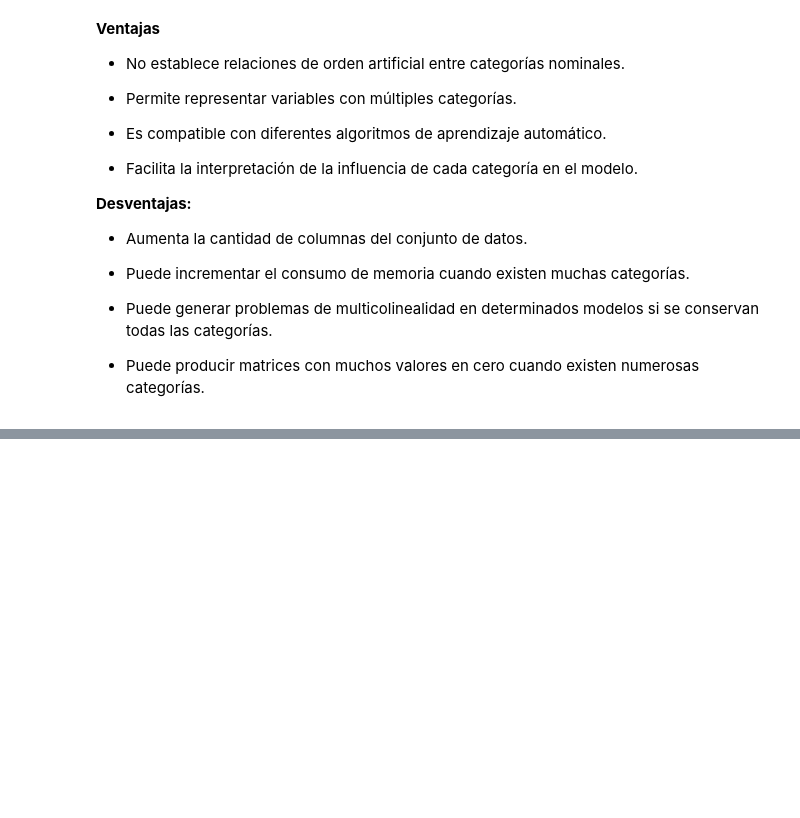
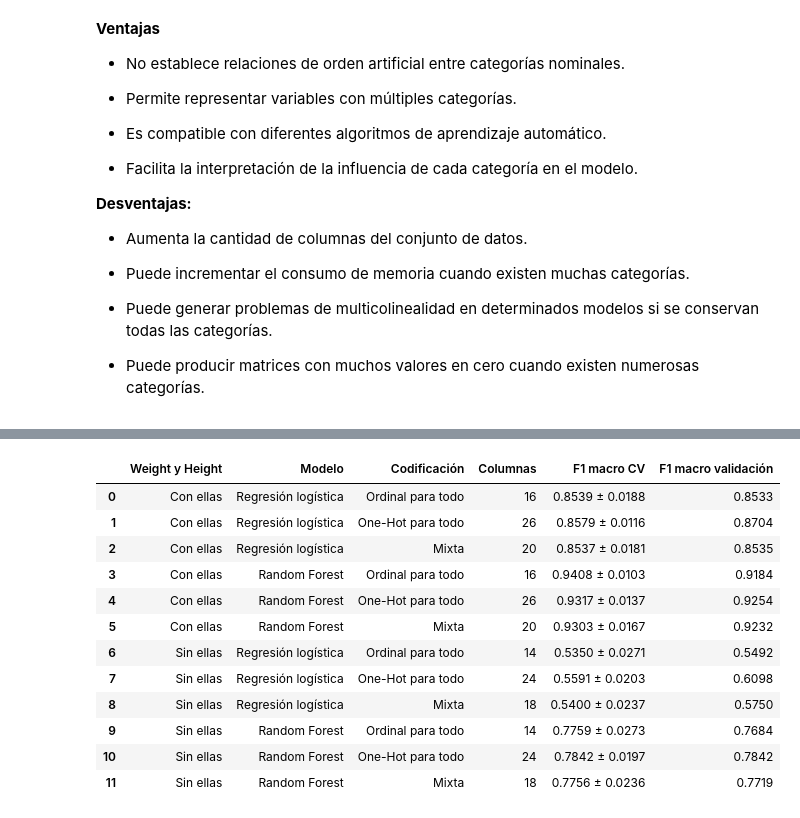
Before and after one commit to violetaespana/Assignment_2, a Jupyter notebook: Desarrollo.ipynb, the cells around one changed output, grey strips where cells are left out. Saved outputs shown, nothing was run; the diff lists cells and outputs as text; code cells hidden in the pictures; blank space fills up the shorter version.

```diff
--- a/Desarrollo.ipynb
+++ b/Desarrollo.ipynb
@@ -1298,0 +1602,81 @@ Cada fila tiene un valor de 1 en la columna correspondiente a su categoría y 0
+# %%
+from sklearn.ensemble import RandomForestClassifier
+
+# CALC = "Always" tiene un solo registro: en algunos pliegues solo cae en la parte de prueba y One-Hot lo
+# codifica como ceros (handle_unknown="ignore"). Es el comportamiento esperado, así que se silencia el aviso.
+warnings.filterwarnings("ignore", message="Found unknown categories", category=UserWarning)
+
+columnas_num = ["Age", "Height", "Weight", "FCVC", "NCP", "CH2O", "FAF", "TUE"]
+columnas_bin = ["Gender", "family_history_with_overweight", "FAVC", "SMOKE", "SCC"]
+columnas_ord = ["CAEC", "CALC"]
+columnas_nom = ["MTRANS"]
+orden_frecuencia_texto = ["no", "Sometimes", "Frequently", "Always"]
+
+def con_categorias_originales(indices):
+    # Variables numéricas ya codificadas + variables categóricas con su texto original
+    tabla = data.loc[indices, columnas_num].copy()
+    for columna in columnas_bin + columnas_ord + columnas_nom:
+        tabla[columna] = dataset.loc[indices, columna].values
+    return tabla
+
+A_train = con_categorias_originales(X_train.index)
+A_val = con_categorias_originales(X_val.index)
+
+def ordinal_escalado(**parametros):
+    return Pipeline([("ordinal", OrdinalEncoder(handle_unknown="use_encoded_value", unknown_value=-1, **parametros)),
+                     ("escalado", StandardScaler())])
+
+def construir_transformador(estrategia, numericas):
+    if estrategia == "Ordinal para todo":
+        categoricas = ("categoricas", ordinal_escalado(), columnas_bin + columnas_ord + columnas_nom)
+        return ColumnTransformer([("numericas", StandardScaler(), numericas), categoricas])
+    if estrategia == "One-Hot para todo":
+        categoricas = ("categoricas", OneHotEncoder(handle_unknown="ignore", drop="if_binary"),
+                       columnas_bin + columnas_ord + columnas_nom)
+        return ColumnTransformer([("numericas", StandardScaler(), numericas), categoricas])
+    return ColumnTransformer([                                    # Mixta
+        ("numericas", StandardScaler(), numericas),
+        ("binarias", ordinal_escalado(), columnas_bin),
+        ("ordinales", ordinal_escalado(categories=[orden_frecuencia_texto] * 2), columnas_ord),
+        ("nominales", OneHotEncoder(handle_unknown="ignore"), columnas_nom),
+    ])
+
+modelos = {
+    "Regresión logística": lambda: LogisticRegression(max_iter=5000, random_state=SEMILLA),
+    "Random Forest": lambda: RandomForestClassifier(n_estimators=200, random_state=SEMILLA, n_jobs=-1),
+}
+
+filas = []
+for sin_peso_altura_flag in [False, True]:
+    numericas = [c for c in columnas_num if not (sin_peso_altura_flag and c in ("Weight", "Height"))]
+    for nombre_modelo, crear_modelo in modelos.items():
+        for estrategia in ["Ordinal para todo", "One-Hot para todo", "Mixta"]:
+            pipeline = Pipeline([("transformador", construir_transformador(estrategia, numericas)),
+                                 ("modelo", crear_modelo())])
+            puntajes = cross_val_score(pipeline, A_train, y_train, cv=cv, scoring="f1_macro")
+            pipeline.fit(A_train, y_train)
+            columnas_resultantes = pipeline.named_steps["transformador"].transform(A_train.iloc[:2]).shape[1]
+            filas.append({
+                "Weight y Height": "Sin ellas" if sin_peso_altura_flag else "Con ellas",
+                "Modelo": nombre_modelo,
+                "Codificación": estrategia,
+                "Columnas": columnas_resultantes,
+                "F1 macro CV": f"{puntajes.mean():.4f} ± {puntajes.std():.4f}",
+                "F1 macro validación": round(f1_score(y_val, pipeline.predict(A_val), average="macro"), 4),
+            })
+
+pd.DataFrame(filas)
+# %% [output]
+|  | Weight y Height | Modelo | Codificación | Columnas | F1 macro CV | F1 macro validación |
+| 0 | Con ellas | Regresión logística | Ordinal para todo | 16 | 0.8539 ± 0.0188 | 0.8533 |
+| 1 | Con ellas | Regresión logística | One-Hot para todo | 26 | 0.8579 ± 0.0116 | 0.8704 |
+| 2 | Con ellas | Regresión logística | Mixta | 20 | 0.8537 ± 0.0181 | 0.8535 |
+| 3 | Con ellas | Random Forest | Ordinal para todo | 16 | 0.9408 ± 0.0103 | 0.9184 |
+| 4 | Con ellas | Random Forest | One-Hot para todo | 26 | 0.9317 ± 0.0137 | 0.9254 |
+| 5 | Con ellas | Random Forest | Mixta | 20 | 0.9303 ± 0.0167 | 0.9232 |
+| 6 | Sin ellas | Regresión logística | Ordinal para todo | 14 | 0.5350 ± 0.0271 | 0.5492 |
+| 7 | Sin ellas | Regresión logística | One-Hot para todo | 24 | 0.5591 ± 0.0203 | 0.6098 |
+| 8 | Sin ellas | Regresión logística | Mixta | 18 | 0.5400 ± 0.0237 | 0.5750 |
+| 9 | Sin ellas | Random Forest | Ordinal para todo | 14 | 0.7759 ± 0.0273 | 0.7684 |
+| 10 | Sin ellas | Random Forest | One-Hot para todo | 24 | 0.7842 ± 0.0197 | 0.7842 |
+| 11 | Sin ellas | Random Forest | Mixta | 18 | 0.7756 ± 0.0236 | 0.7719 |
```
Also changed, not shown: parts of 26 cells of this notebook.
